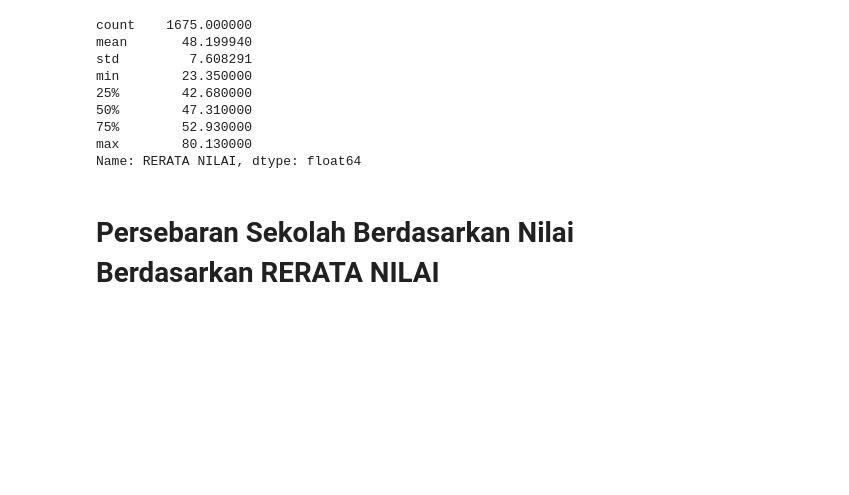
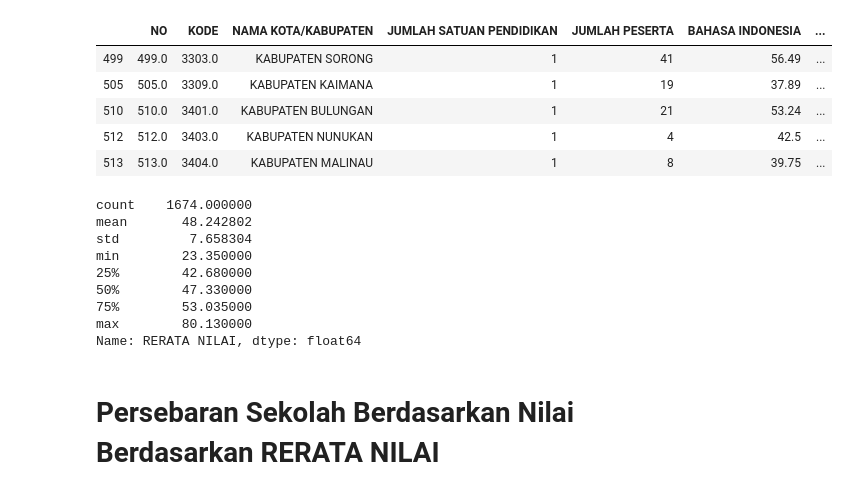
Before and after one commit to MohammadFebriyanto/datasummit, a Jupyter notebook: kode.ipynb, the cells around one changed output. Drawn from its saved outputs; the diff is of its cells as text; code cells hidden in the pictures; blank space fills up the shorter version.

```diff
--- a/kode.ipynb
+++ b/kode.ipynb
@@ -19,13 +28,24 @@ df = df[df['RERATA NILAI'] != '-']
+# %%
+df = df[df['NAMA KOTA/KABUPATEN'] != 'NASIONAL']
+# %%
+df.tail()
+# %% [output]
+|  | NO | KODE | NAMA KOTA/KABUPATEN | JUMLAH SATUAN PENDIDIKAN | JUMLAH PESERTA | BAHASA INDONESIA | ... |
+| 499 | 499.0 | 3303.0 | KABUPATEN SORONG | 1 | 41 | 56.49 | ... |
+| 505 | 505.0 | 3309.0 | KABUPATEN KAIMANA | 1 | 19 | 37.89 | ... |
+| 510 | 510.0 | 3401.0 | KABUPATEN BULUNGAN | 1 | 21 | 53.24 | ... |
+| 512 | 512.0 | 3403.0 | KABUPATEN NUNUKAN | 1 | 4 | 42.5 | ... |
+| 513 | 513.0 | 3404.0 | KABUPATEN MALINAU | 1 | 8 | 39.75 | ... |
 # %%
 pd.to_numeric(df['RERATA NILAI']).describe()
 # %% [output]
-count    1675.000000
-mean       48.199940
-std         7.608291
+count    1674.000000
+mean       48.242802
+std         7.658304
 min        23.350000
 25%        42.680000
-50%        47.310000
-75%        52.930000
+50%        47.330000
+75%        53.035000
 max        80.130000
 Name: RERATA NILAI, dtype: float64
 # %% [markdown]
```
Also changed, not shown: parts of 2 cells of this notebook, 27 other files.
